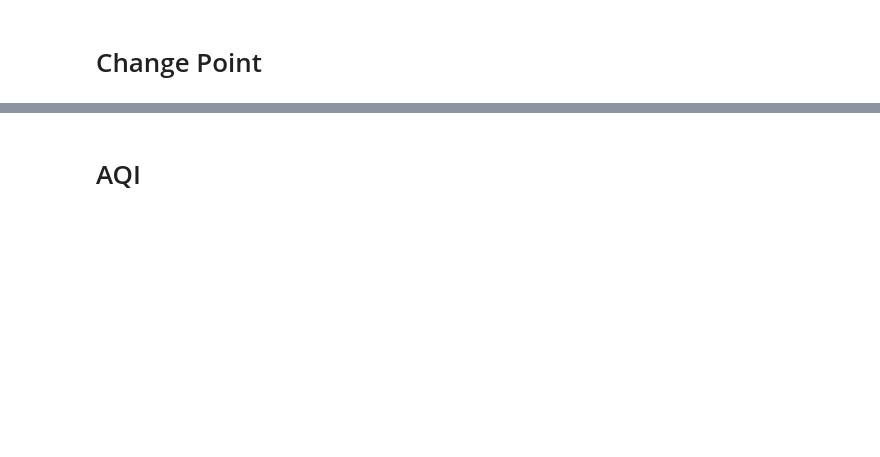
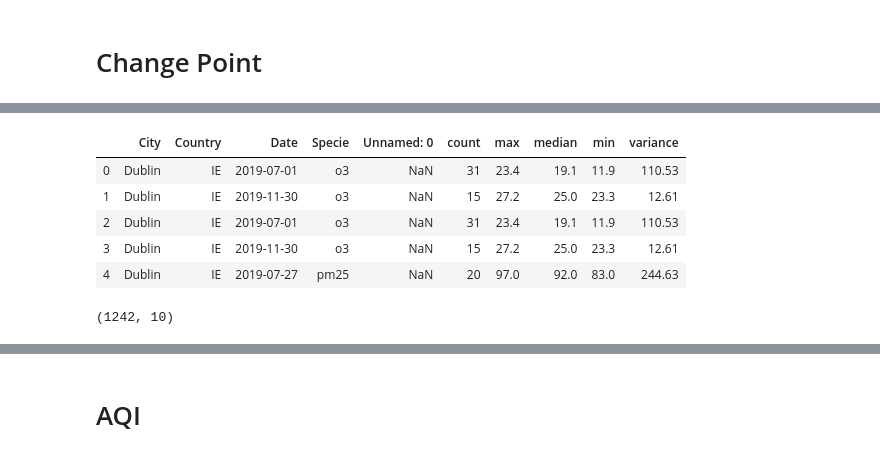
Before and after one commit to sherryxhu/Covid-Datafest-2020, a Jupyter notebook: EDA.ipynb, the cells around one changed output, grey strips where cells are left out. Drawn from its saved outputs; the diff is of its cells as text; code cells hidden in the pictures; blank space fills up the shorter version.

```diff
--- a/EDA.ipynb
+++ b/EDA.ipynb
@@ -34,0 +61,9 @@ df_combined = df_2020.append(df_2019)
+# %%
+important_countries = ['US', 'SP', 'IT', 'FR', 'DE',
+                       'GB', 'TR', 'IR', 'CN', 'RU',
+                       'BR', 'BE', 'CA', 'NL', 'CH',
+                       'PT', 'IN', 'PE', 'IE', 'SE',
+                       'AT', 'IL', 'SA', 'JP', 'CL',
+                       'KR', 'EC', 'PL', 'PK', 'MX']
+df_combined =  df_combined[df_combined.Country.isin(important_countries)]
+df_combined.shape
@@ -35,2 +74,4 @@ df_combined = df_2020.append(df_2019)
 # %% [markdown]
 # Change Point
+# %%
+df_changepoints = None
@@ -37,2 +91,5 @@ df_combined = df_2020.append(df_2019)
+# %%
+unique_cities = df_combined['City'].unique()
+unique_species = df_combined['Specie'].unique()
 # %%
 df_test = df_combined[(df_combined['City']=='Beijing') & (df_combined['Specie'] == 'no2')].sort_values(by=['Date'])
@@ -64,0 +96,19 @@ df_test.reset_index(drop=True).iloc[result[:-1],]
+# %%
+for c in unique_cities:
+    print(c)
+    df_city = df_combined[df_combined['City']==c]
+    city_species = df_city['Specie'].unique()
+    for s in unique_species:
+        if s in city_species:
+            try:
+                df_test = df_city[(df_city['Specie'] == s)].reset_index(drop=True).sort_values(by=['Date'])
+                signal = df_test['median'].to_numpy()
+                algo = rpt.Pelt(model="rbf").fit(signal)
+                result = algo.predict(pen=10)
+                df_res= df_test.iloc[result[:-1],]
+                if df_changepoints is not None:
+                    df_changepoints = df_changepoints.append(df_res)
+                else:
+                    df_changepoints = df_res
+            except Exception as e:
+                print(e, c,s)
@@ -64,0 +133,15 @@ df_test.reset_index(drop=True).iloc[result[:-1],]
+# %%
+df_changepoints = df_changepoints.reset_index(drop=True)
+df_changepoints.head()
+# %% [output]
+|  | City | Country | Date | Specie | Unnamed: 0 | count | max | median | min | variance |
+| 0 | Dublin | IE | 2019-07-01 | o3 | NaN | 31 | 23.4 | 19.1 | 11.9 | 110.53 |
+| 1 | Dublin | IE | 2019-11-30 | o3 | NaN | 15 | 27.2 | 25.0 | 23.3 | 12.61 |
+| 2 | Dublin | IE | 2019-07-01 | o3 | NaN | 31 | 23.4 | 19.1 | 11.9 | 110.53 |
+| 3 | Dublin | IE | 2019-11-30 | o3 | NaN | 15 | 27.2 | 25.0 | 23.3 | 12.61 |
+| 4 | Dublin | IE | 2019-07-27 | pm25 | NaN | 20 | 97.0 | 92.0 | 83.0 | 244.63 |
+# %%
+df_final = df_changepoints[df_changepoints['Date']>'2020']
+df_final.shape
+# %% [output]
+(1242, 10)
```
Also changed, not shown: parts of 18 cells of this notebook, 2 other files.
